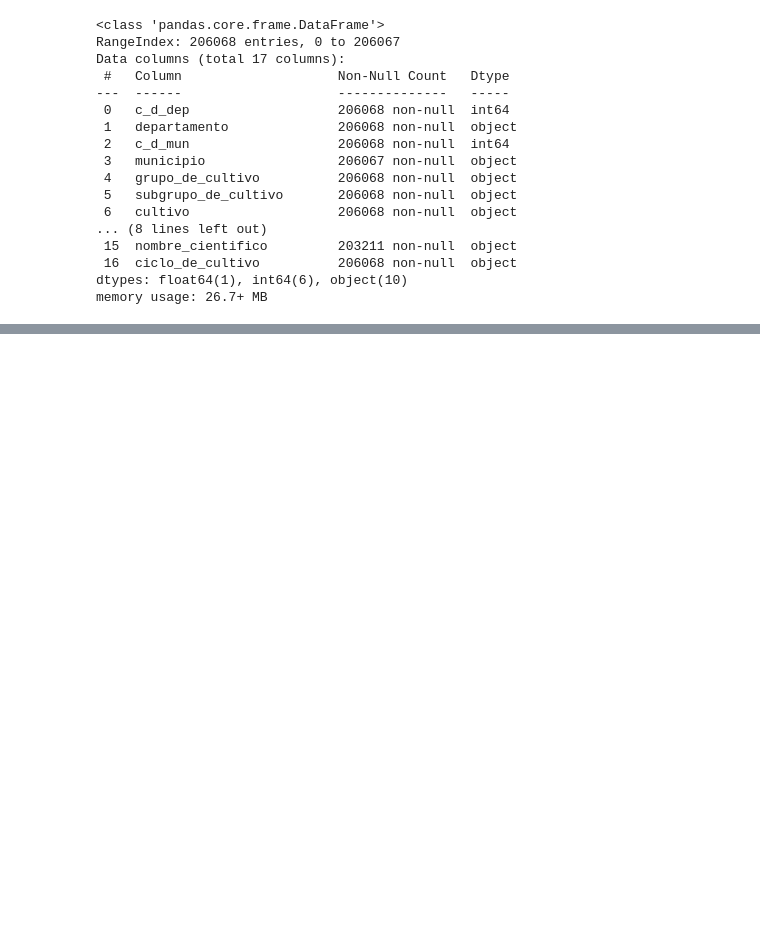
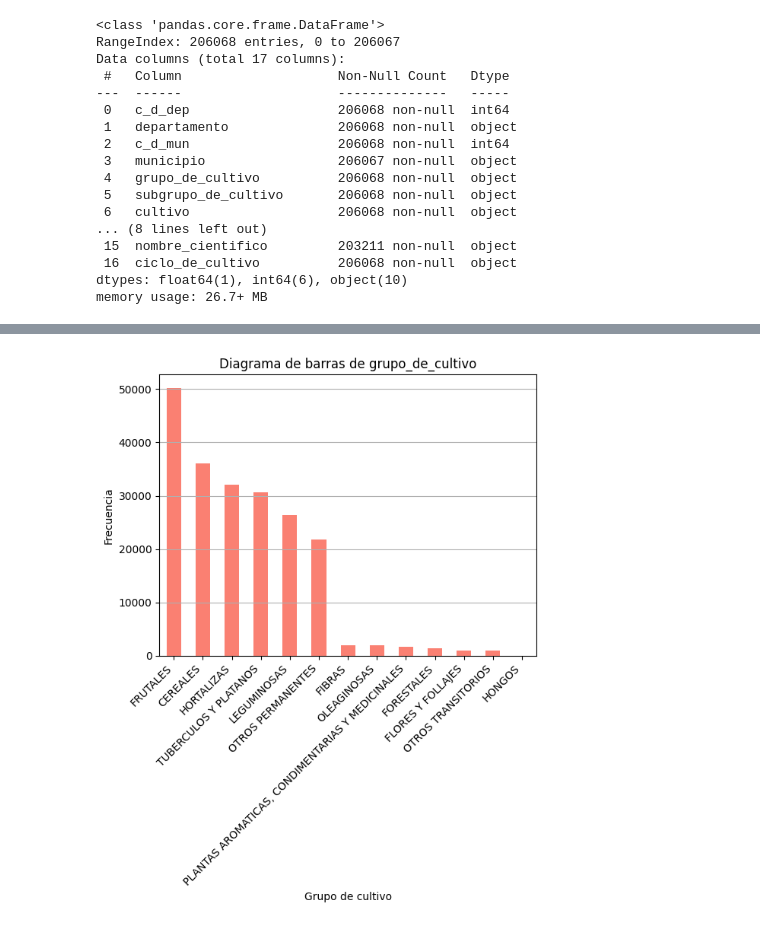
Before and after one commit to Decastan/Agricola_Dataset_Col, a Jupyter notebook: EDA_AGRO.ipynb, the cells around one changed output, grey strips where cells are left out. Drawn from its saved outputs; the diff is of its cells as text; code cells hidden in the pictures; blank space fills up the shorter version.

```diff
--- a/EDA_AGRO.ipynb
+++ b/EDA_AGRO.ipynb
@@ -117,0 +217,10 @@ memory usage: 26.7+ MB
+# %%
+data['grupo_de_cultivo'].value_counts().plot(kind='bar', color='salmon')
+plt.title('Diagrama de barras de grupo_de_cultivo')
+plt.xlabel('Grupo de cultivo')
+plt.ylabel('Frecuencia')
+plt.xticks(rotation=45, ha='right')
+plt.grid(axis='y')
+plt.show()
+# %% [output]
+[figure, added]
```
Also changed, not shown: parts of 16 cells of this notebook, 1 other file.
